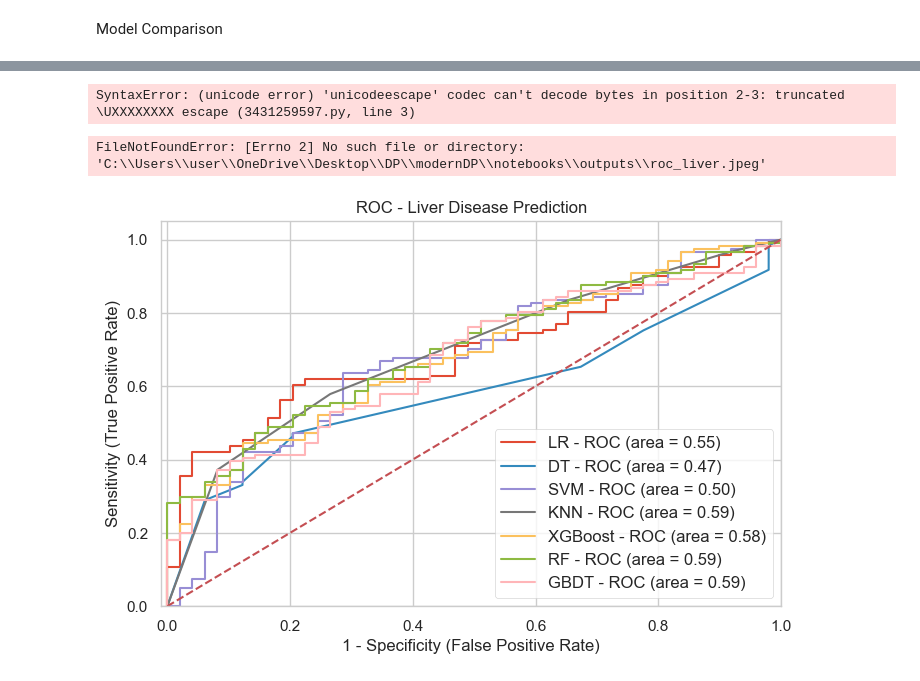
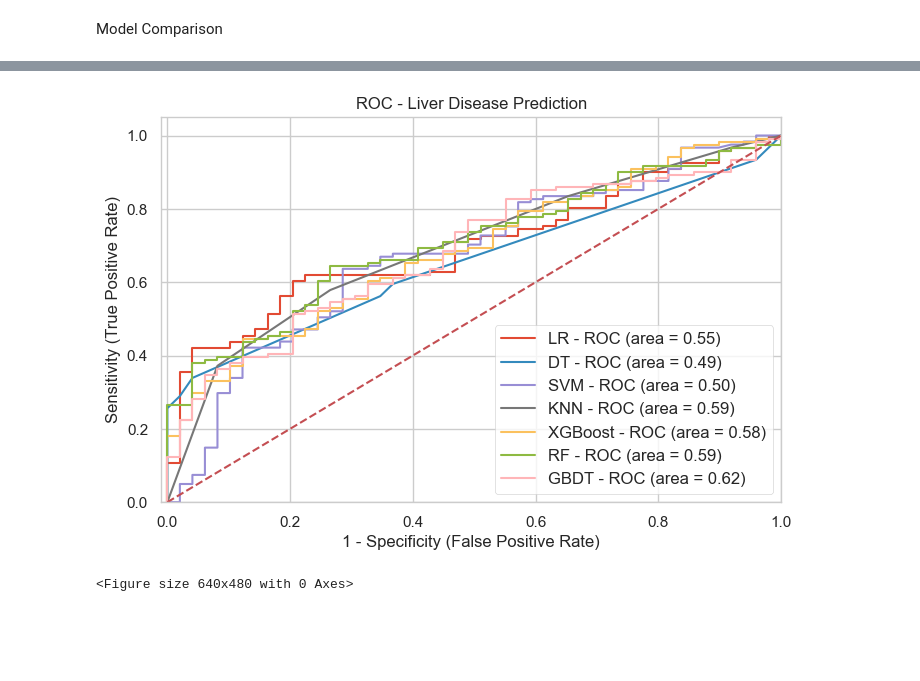
Before and after one commit to mahingaRodin/Disease-Predictor, a Jupyter notebook: modernDP/notebooks/liver.ipynb, the cells around one changed output, grey strips where cells are left out. Saved outputs shown, nothing was run; the diff lists cells and outputs as text; code cells hidden in the pictures; blank space fills up the shorter version.

Commit message:
"Finished the liver notebook"

```diff
--- a/modernDP/notebooks/liver.ipynb
+++ b/modernDP/notebooks/liver.ipynb
@@ -707,59 +707,55 @@ models.sort_values(by = 'Score', ascending = False)
 # %%
 import pickle
+
 model = svc
-pickle.dump(model ,open(f"C:\Users\user\OneDrive\Desktop\DP\modernDP\models\liver.pkl", 'wb'))
+pickle.dump(model, open(r"C:\Users\user\OneDrive\Desktop\DP\modernDP\models\liver.pkl", 'wb'))
-# %% [output]
-SyntaxError: (unicode error) 'unicodeescape' codec can't decode bytes in position 2-3: truncated \UXXXXXXXX escape (3431259597.py, line 3)
 # %%
+import os
 from sklearn import metrics
+import matplotlib.pyplot as plt
+
 plt.figure(figsize=(8,5))
+
 models = [
-{
-    'label': 'LR',
-    'model': lr,
-},
-{
-    'label': 'DT',
-    'model': dtc,
-},
-{
-    'label': 'SVM',
-    'model': svc,
-},
-{
-    'label': 'KNN',
-    'model': knn,
-},
-{
-    'label': 'XGBoost',
-    'model': xgb,
-},
-{
-    'label': 'RF',
-    'model': rand_clf,
-},
-{
-    'label': 'GBDT',
-    'model': gbc,
-}
+    {'label': 'LR', 'model': lr},
+    {'label': 'DT', 'model': dtc},
+    {'label': 'SVM', 'model': svc},
+    {'label': 'KNN', 'model': knn},
+    {'label': 'XGBoost', 'model': xgb},
+    {'label': 'RF', 'model': rand_clf},
+    {'label': 'GBDT', 'model': gbc}
 ]
+
 for m in models:
     model = m['model']
     model.fit(X_train, y_train)
-    y_pred=model.predict(X_test)
-    fpr1, tpr1, thresholds = metrics.roc_curve(y_test, model.predict_proba(X_test)[:,1])
-    auc = metrics.roc_auc_score(y_test,model.predict(X_test))
-    plt.plot(fpr1, tpr1, label='%s - ROC (area = %0.2f)' % (m['label'], auc))
+    y_pred = model.predict(X_test)
 
-plt.plot([0, 1], [0, 1],'r--')
+    if hasattr(model, "predict_proba"):  # Ensure the model supports predict_proba
+        fpr1, tpr1, thresholds = metrics.roc_curve(y_test, model.predict_proba(X_test)[:,1])
+    else:
+        print(f"Skipping {m['label']} - predict_proba not supported")
+        continue  # Skip models that don't support predict_proba
+
+    auc = metrics.roc_auc_score(y_test, y_pred)
+    plt.plot(fpr1, tpr1, label=f"{m['label']} - ROC (area = {auc:.2f})")
+
+plt.plot([0, 1], [0, 1], 'r--')
 plt.xlim([-0.01, 1.0])
 plt.ylim([0.0, 1.05])
 plt.xlabel('1 - Specificity (False Positive Rate)', fontsize=12)
 plt.ylabel('Sensitivity (True Positive Rate)', fontsize=12)
 plt.title('ROC - Liver Disease Prediction', fontsize=12)
 plt.legend(loc="lower right", fontsize=12)
-plt.savefig("outputs/roc_liver.jpeg", format='jpeg', dpi=400, bbox_inches='tight')
-plt.show()
+
+plt.show()  # Show the plot first
+
+# Ensure the 'outputs' directory exists
+output_dir = "outputs"
+os.makedirs(output_dir, exist_ok=True)
+
+# Save the figure after display
+plt.savefig(os.path.join(output_dir, "roc_liver.jpeg"), format='jpeg', dpi=400, bbox_inches='tight')
 # %% [output]
+[figure, new version]
-FileNotFoundError: [Errno 2] No such file or directory: 'C:\\Users\\user\\OneDrive\\Desktop\\DP\\modernDP\\notebooks\\outputs\\roc_liver.jpeg'
+<Figure size 640x480 with 0 Axes>
-[figure, old version]
```
Also changed, not shown: parts of 13 cells of this notebook, 3 other files.
